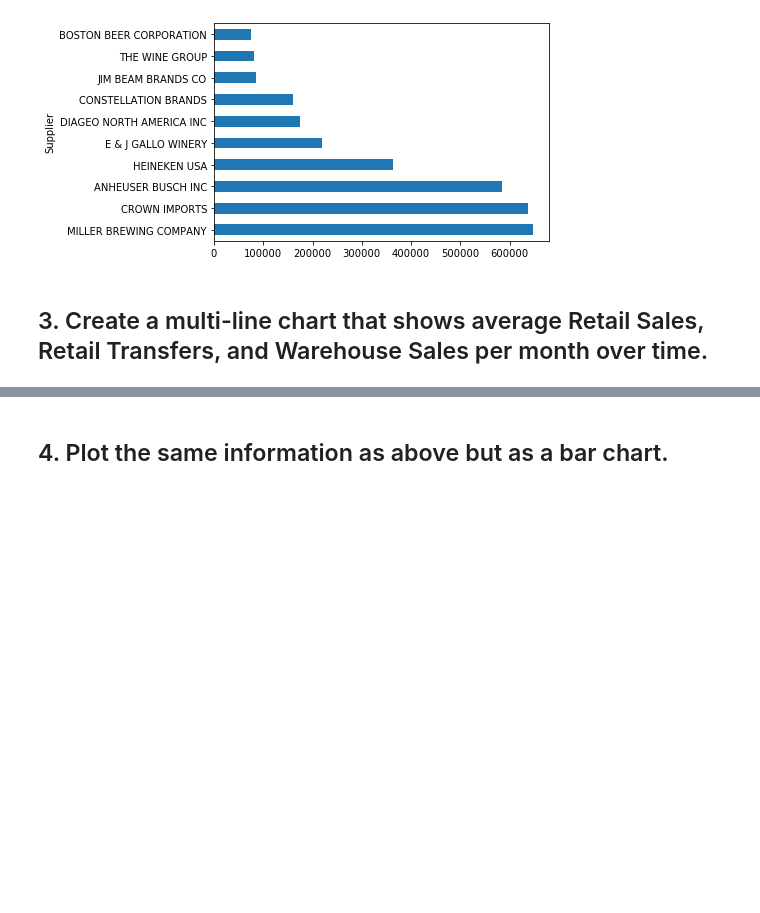
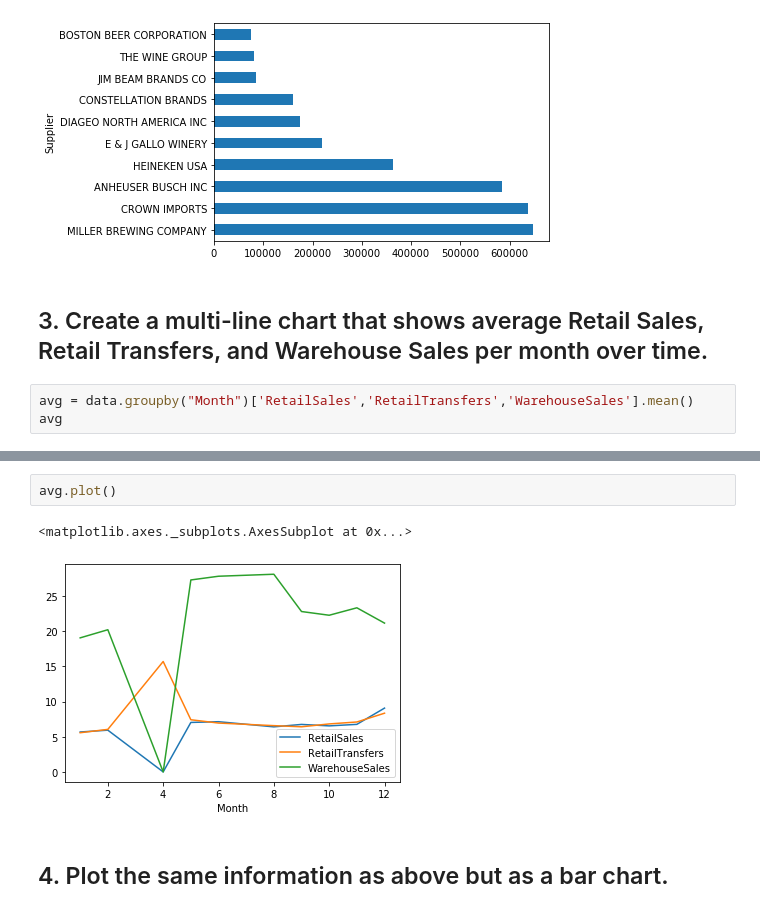
Before and after one commit to Nonisnon/dataptmad0420, a Jupyter notebook: module-2/plotting-multiple-data-series/your-code/main.ipynb, the cells around one changed output, grey strips where cells are left out. Cells and saved outputs as stored; diff of their text form; blank space fills up the shorter version.

```diff
--- a/module-2/plotting-multiple-data-series/your-code/main.ipynb
+++ b/module-2/plotting-multiple-data-series/your-code/main.ipynb
@@ -47,3 +47,6 @@ top10.plot.barh()
 [figure]
 # %% [markdown]
 ## 3. Create a multi-line chart that shows average Retail Sales, Retail Transfers, and Warehouse Sales per month over time.
+# %%
+avg = data.groupby("Month")['RetailSales','RetailTransfers','WarehouseSales'].mean()
+avg
@@ -50,2 +66,7 @@ top10.plot.barh()
+# %%
+avg.plot()
+# %% [output]
+<matplotlib.axes._subplots.AxesSubplot at 0x...>
+[figure, added]
 # %% [markdown]
 ## 4. Plot the same information as above but as a bar chart.
```
Also changed, not shown: parts of 6 cells of this notebook.
